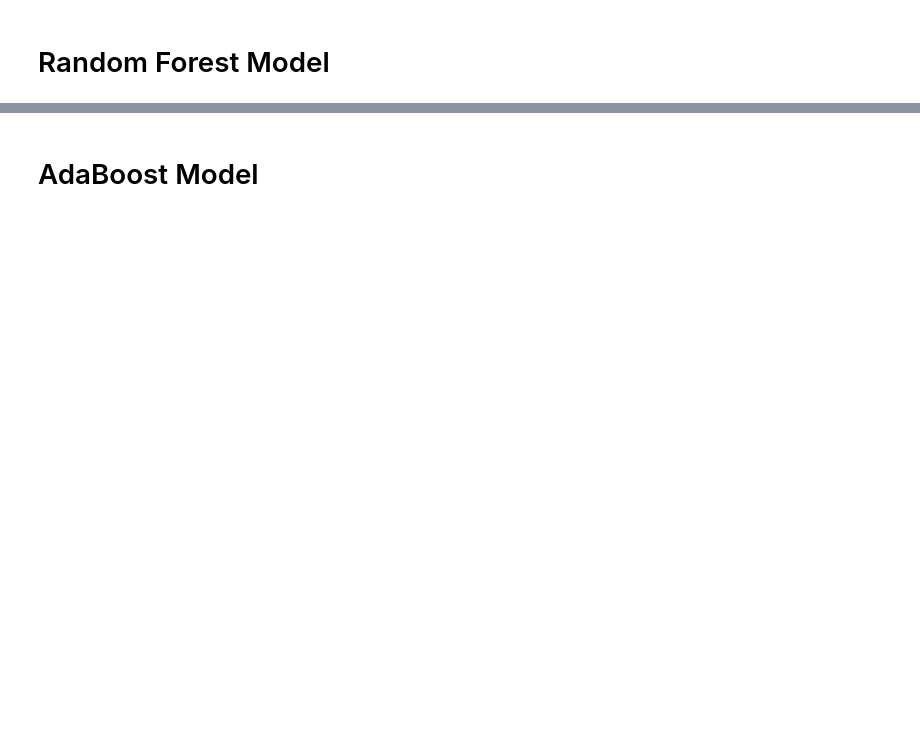
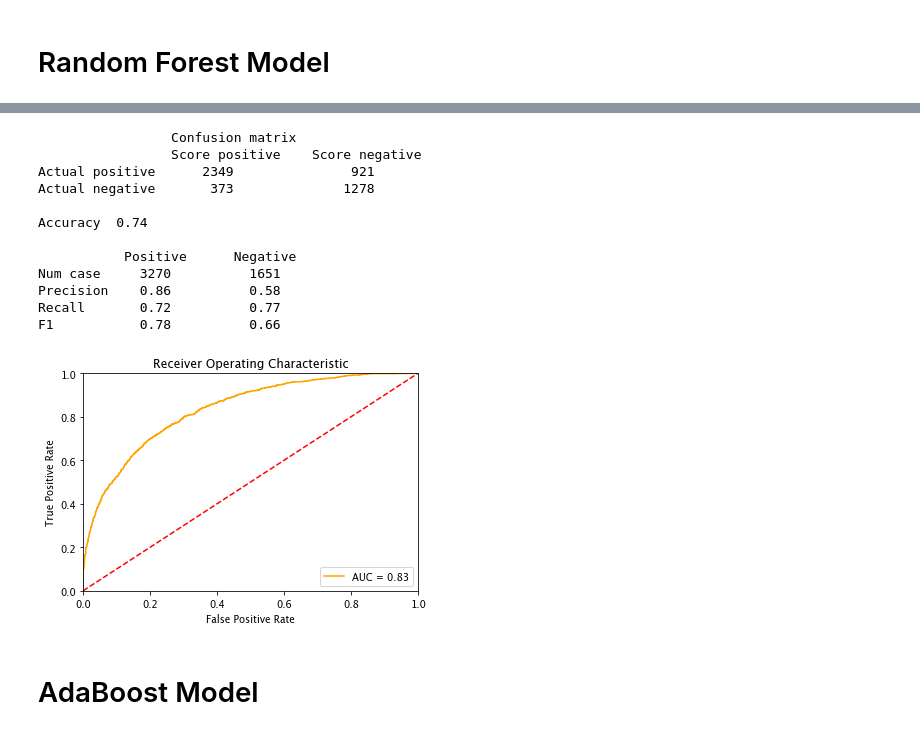
Before and after one commit to futongttmm/Purchasing-Behavior-Prediction, a Jupyter notebook: BikeBuyerPrediction.ipynb, the cells around one changed output, grey strips where cells are left out. Drawn from its saved outputs; the diff is of its cells as text; code cells hidden in the pictures; blank space fills up the shorter version.

```diff
--- a/BikeBuyerPrediction.ipynb
+++ b/BikeBuyerPrediction.ipynb
@@ -83,15 +211,27 @@ feature_folds = ms.KFold(n_splits=10, shuffle = True)
+# %%
+# Trains and fits a PCA model with 20 selected components
+pca_mod = skde.PCA(n_components = 20).fit(Features_balanced)
+
+X_train = pca_mod.transform(X_train)
+X_test = pca_mod.transform(X_test)
+
+Feature_balanced_reduced = pca_mod.transform(Features_balanced)
+Features_test_reduced = pca_mod.transform(Features_test)
 # %% [markdown]
 # Logistic Regression Model
 # %%
+## Build the model to predict and store the result
 logistic_mod = linear_model.LogisticRegression(C=0.1, class_weight = {0:0.45, 1:0.55})
-
+'''
 # Perform feature selection by CV with high variance features only
 selector = fs.RFECV(estimator = logistic_mod, cv = feature_folds,
                       scoring = 'roc_auc').fit(Features_reduced, Labels)
 Features_logistic = selector.transform(Features_reduced)
 Features_test_logistic = selector.transform(Features_test_reduced)
 print(Features_logistic.shape, Features_test_logistic.shape)
-
-logistic_mod.fit(Features_logistic, Labels)
-probs = logistic_mod.predict_proba(Features_test_logistic)
+'''
+logistic_mod.fit(Feature_balanced_reduced, Labels_balanced)
+probs = logistic_mod.predict_proba(Features_test_reduced)
 result = scoring_model(probs, threshold=0.5)
+pd.DataFrame(result).to_csv('./PredictionResults/BikeBuyerPrediction_LogisticRegression.csv',
+                            index = False, header = True)
@@ -103,2 +238,10 @@ pd.DataFrame(result).to_csv('./PredictionResults/BikeBuyerPrediction_LogisticReg
 # %% [markdown]
 # Random Forest Model
+# %%
+## Find better parameters by using nested cross validation
+rf_clf = RandomForestClassifier()
+param_grid = {'max_features': [2, 3, 5, 10, 15], 'min_samples_leaf':[3, 5, 10, 20]}
+n_splits = 10
+rf_clf, best_estimator_ = nested_cross_val(rf_clf, param_grid, Feature_balanced_reduced, Labels_balanced, n_splits)
+print('best estimator:')
+print(best_estimator_.max_features, best_estimator_.min_samples_leaf)
@@ -105 +264,24 @@ pd.DataFrame(result).to_csv('./PredictionResults/BikeBuyerPrediction_LogisticReg
+# %%
+## Use the best parameters to test the performance
+rf_mod = RandomForestClassifier(class_weight='balanced',
+                               max_features=best_estimator_.max_features,
+                               min_samples_leaf=best_estimator_.min_samples_leaf)
+rf_mod.fit(X_train, y_train)
+probs = rf_mod.predict_proba(X_test)
+print_metrics(y_test, scoring_model(probs, 0.5))
+plot_auc(y_test, probs)
+# %% [output]
+                 Confusion matrix
+                 Score positive    Score negative
+Actual positive      2349               921
+Actual negative       373              1278
+
+Accuracy  0.74
+
+           Positive      Negative
+Num case     3270          1651
+Precision    0.86          0.58
+Recall       0.72          0.77
+F1           0.78          0.66
+[figure, added]
 # %%
```
Also changed, not shown: parts of 15 cells of this notebook, 5 other files.
